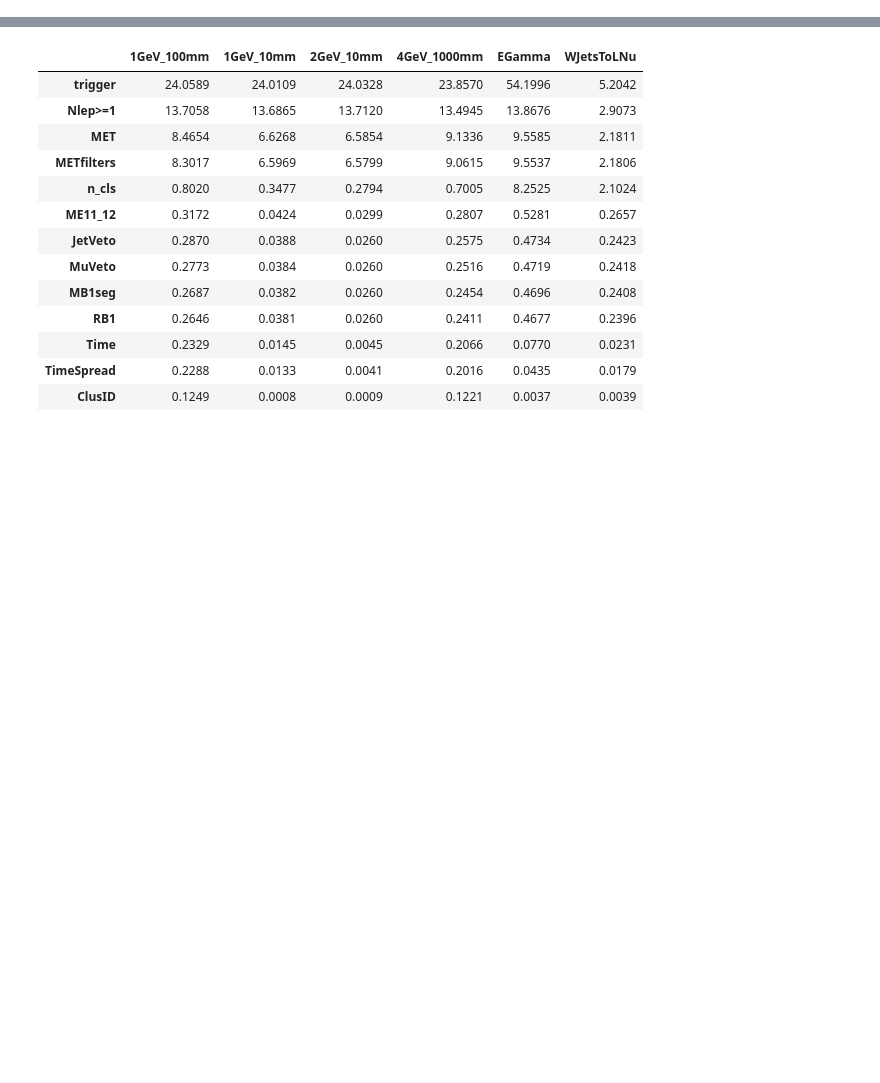
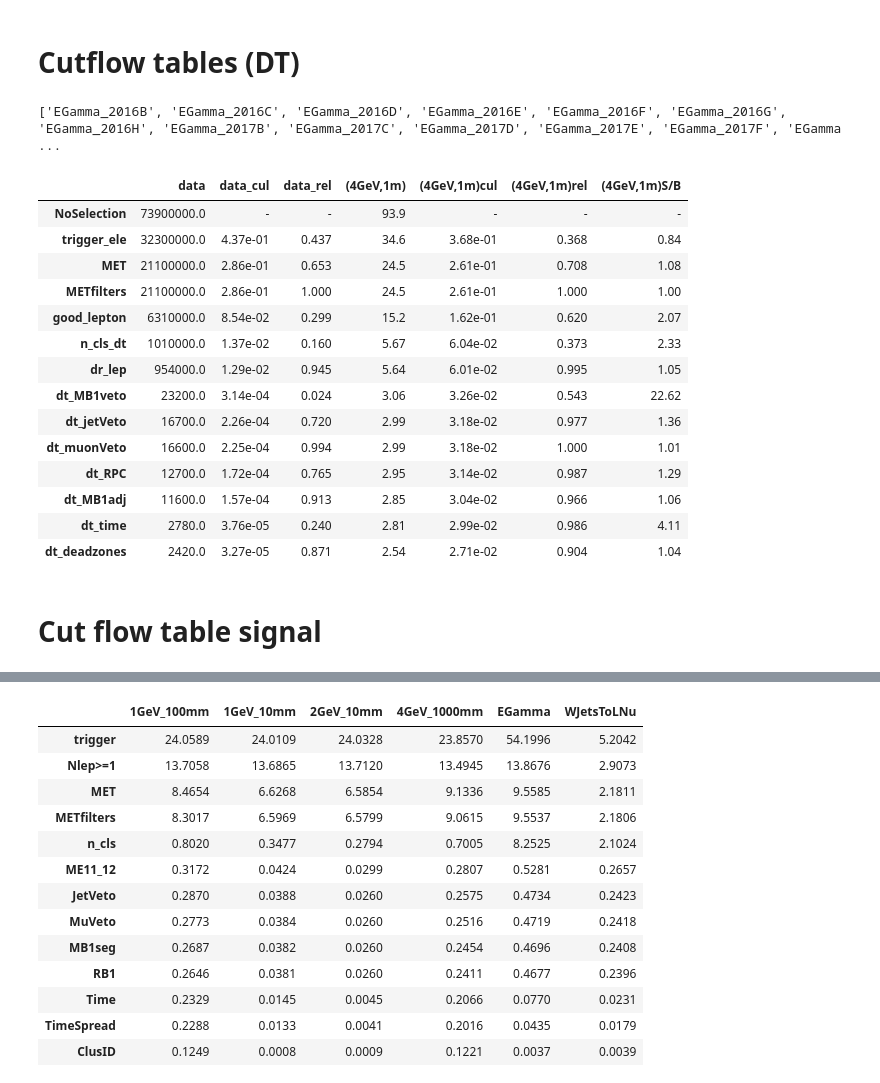
Before and after one commit to kakwok/LLP_coffea, a Jupyter notebook: notebook/CutFlow.ipynb, the cells around one changed output, grey strips where cells are left out. Drawn from its saved outputs; the diff is of its cells as text; code cells hidden in the pictures; blank space fills up the shorter version.

```diff
--- a/notebook/CutFlow.ipynb
+++ b/notebook/CutFlow.ipynb
@@ -213,0 +176,54 @@ df_rel
+# %% [markdown]
+# Cutflow tables (DT)
+# %%
+import pandas as pd
+# h = out_mu['cutflow'].integrate("region",'dt_cutflow')
+# name= "(4GeV,1m)"
+# signal = "HNL_muonType_mHNL4p0_pl1000"
+
+h = out_e['cutflow'].integrate("region",'dt_cutflow')
+name= "(4GeV,1m)"
+signal = "HNL_electronType_mHNL4p0_pl1000"
+
+dataList = [a.name for a in h.identifiers("dataset") if "_201" in a.name]
+print(dataList)
+
+table={}
+cutnames          = getCutNames(h,dataList)
+cutnames[0]="NoSelection"
+table["data"]     =getCutFlowArray(h,dataList)
+table["data_cul"] =getRelArr(table['data'])
+table["data_rel"] =getCutEff(table['data'])
+# name = "Wjet"
+# table[name]=getCutFlowArray(h,"WJetsToLNu_TuneCP5_13TeV-madgraphMLM-pythia8")[1:]
+# table[name+"rel"] =getCutEff(table[name])
+
+name= "(4GeV,1m)"
+table[name]=getCutFlowArray(h,signal)[1:]
+table[name+"cul"] =getRelArr(table[name])
+table[name+"rel"] =getCutEff(table[name])
+table[name+"S/B"] =getSoverB(table[name+"rel"],table["data_rel"])
+
+df_abs = pd.DataFrame.from_dict(table,orient="index",columns=cutnames,dtype=str).transpose()
+# %% [output]
+['EGamma_2016B', 'EGamma_2016C', 'EGamma_2016D', 'EGamma_2016E', 'EGamma_2016F', 'EGamma_2016G', 'EGamma_2016H', 'EGamma_2017B', 'EGamma_2017C', 'EGamma_2017D', 'EGamma_2017E', 'EGamma_2017F', 'EGamma ...
+# %%
+df_abs
+# %% [output]
+|  | data | data_cul | data_rel | (4GeV,1m) | (4GeV,1m)cul | (4GeV,1m)rel | (4GeV,1m)S/B |
+| NoSelection | 73900000.0 | - | - | 93.9 | - | - | - |
+| trigger_ele | 32300000.0 | 4.37e-01 | 0.437 | 34.6 | 3.68e-01 | 0.368 | 0.84 |
+| MET | 21100000.0 | 2.86e-01 | 0.653 | 24.5 | 2.61e-01 | 0.708 | 1.08 |
+| METfilters | 21100000.0 | 2.86e-01 | 1.000 | 24.5 | 2.61e-01 | 1.000 | 1.00 |
+| good_lepton | 6310000.0 | 8.54e-02 | 0.299 | 15.2 | 1.62e-01 | 0.620 | 2.07 |
+| n_cls_dt | 1010000.0 | 1.37e-02 | 0.160 | 5.67 | 6.04e-02 | 0.373 | 2.33 |
+| dr_lep | 954000.0 | 1.29e-02 | 0.945 | 5.64 | 6.01e-02 | 0.995 | 1.05 |
+| dt_MB1veto | 23200.0 | 3.14e-04 | 0.024 | 3.06 | 3.26e-02 | 0.543 | 22.62 |
+| dt_jetVeto | 16700.0 | 2.26e-04 | 0.720 | 2.99 | 3.18e-02 | 0.977 | 1.36 |
+| dt_muonVeto | 16600.0 | 2.25e-04 | 0.994 | 2.99 | 3.18e-02 | 1.000 | 1.01 |
+| dt_RPC | 12700.0 | 1.72e-04 | 0.765 | 2.95 | 3.14e-02 | 0.987 | 1.29 |
+| dt_MB1adj | 11600.0 | 1.57e-04 | 0.913 | 2.85 | 3.04e-02 | 0.966 | 1.06 |
+| dt_time | 2780.0 | 3.76e-05 | 0.240 | 2.81 | 2.99e-02 | 0.986 | 4.11 |
+| dt_deadzones | 2420.0 | 3.27e-05 | 0.871 | 2.54 | 2.71e-02 | 0.904 | 1.04 |
+# %% [markdown]
+# Cut flow table signal
```
Also changed, not shown: parts of 33 cells of this notebook.
